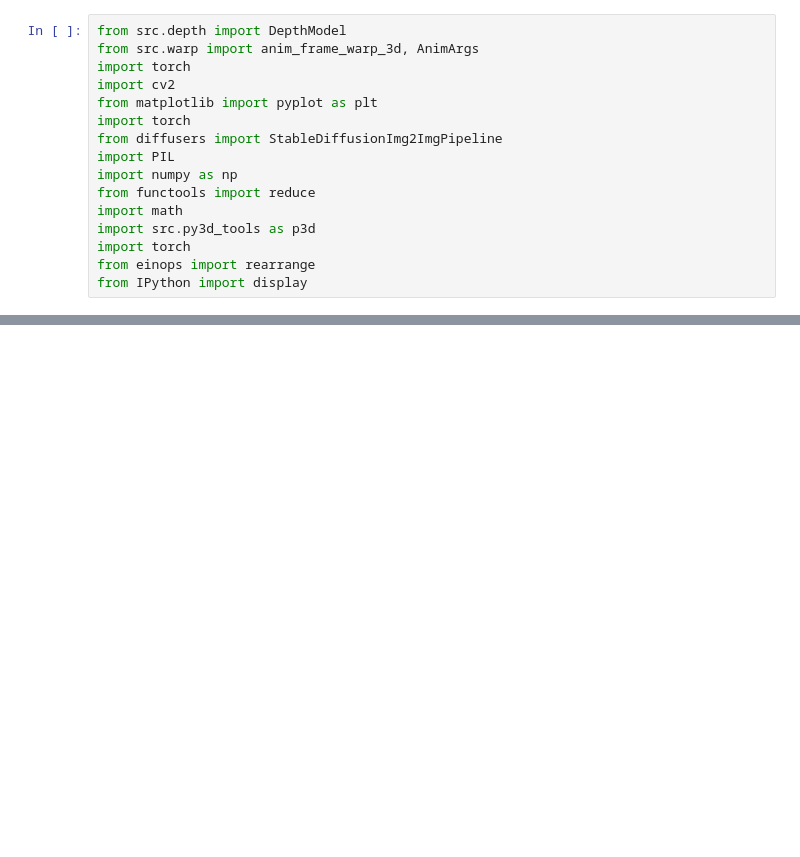
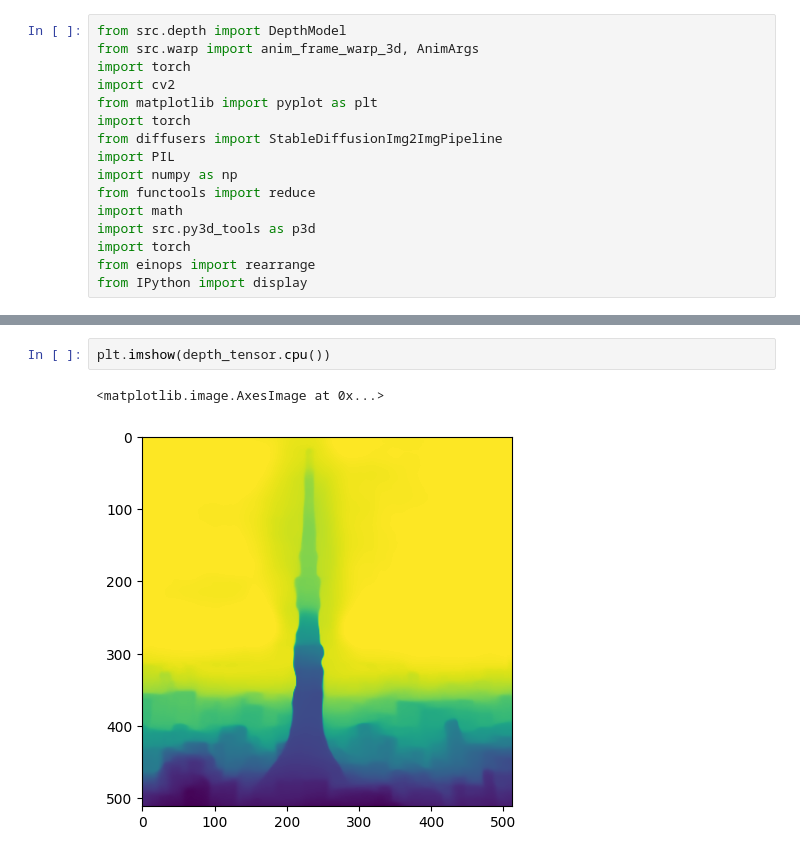
Before and after one commit to IzumiSatoshi/deforumed-walk, a Jupyter notebook: notebooks/dev.ipynb, the cells around one changed output, grey strips where cells are left out. Cells and saved outputs as stored; diff of their text form; blank space fills up the shorter version.

```diff
--- a/notebooks/dev.ipynb
+++ b/notebooks/dev.ipynb
@@ -205,0 +73,5 @@ axs.imshow(transform_prev_img(img, depth, device))
+# %%
+plt.imshow(depth_tensor.cpu())
+# %% [output]
+<matplotlib.image.AxesImage at 0x...>
+[figure, added]
```
Also changed, not shown: parts of 15 cells of this notebook, 5 other files.
